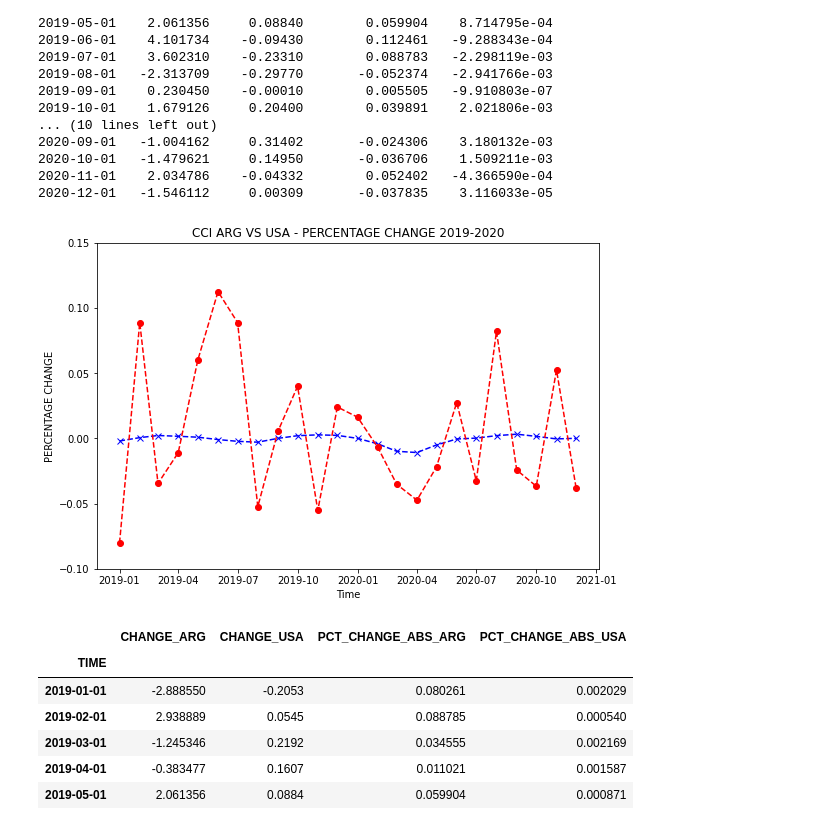
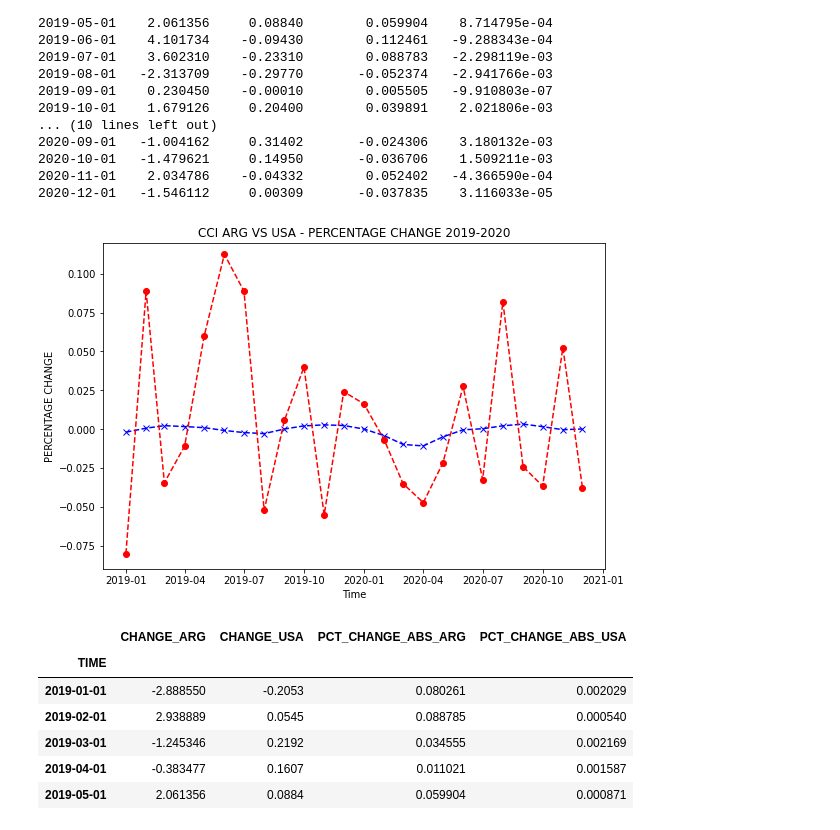
Before and after one commit to natmonge/UCDPA_NataliaMongelos, a Jupyter notebook: Data_Analytics_Project.ipynb, the cells around one changed output. Saved outputs shown, nothing was run; the diff lists cells and outputs as text; code cells hidden in the pictures.

```diff
--- a/Data_Analytics_Project.ipynb
+++ b/Data_Analytics_Project.ipynb
@@ -434,19 +452,19 @@ TIME
 # %%
 #Compare CCI PERCENTAGE CHANGE BETWEEN ARG AND US FOR PERIOD 2019-2020.
 #Change y axis scale to make graph more meaningful
 plt.rcParams['figure.figsize'] = (9, 6)
 
 fig, ax=plt.subplots()
 
 ax.plot(USA_ARG.index, USA_ARG["PCT_CHANGE_USA"], marker="x", linestyle="--", color="b")
 ax.plot(USA_ARG.index, USA_ARG["PCT_CHANGE_ARG"], marker="o", linestyle="--", color="r")
 ax.set_xlabel("Time")
 ax.set_ylabel("PERCENTAGE CHANGE")
 ax.set_title ("CCI ARG VS USA - PERCENTAGE CHANGE 2019-2020")
-plt.ylim(bottom=-0.10, top=0.15)
+plt.ylim(bottom=-0.09, top=0.12)
 plt.show()
 # %% [output]
-[figure, old version]
+[figure, new version]
 # %%
 # MERGE USA AND ARG ABSOLUTE VALUES
 
```
Also changed, not shown: parts of 14 cells of this notebook.
